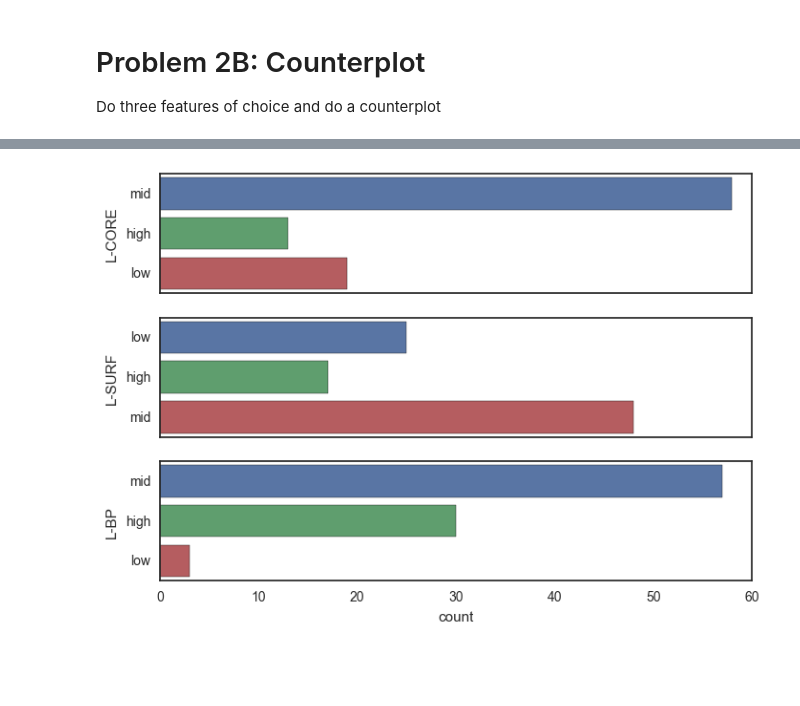
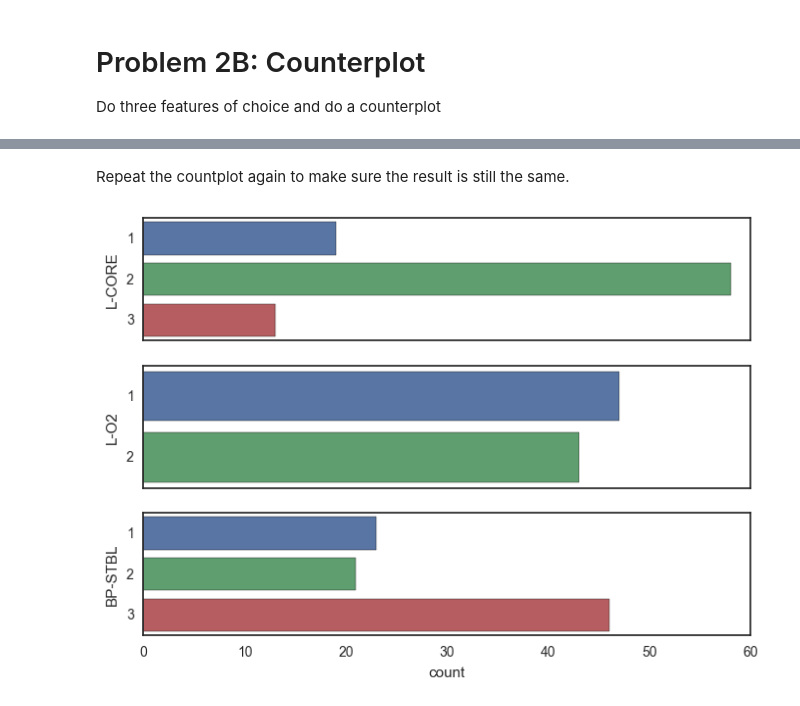
Before and after one commit to JCagle95/Biomedical_DataScience_Post-Operative-Data, a Jupyter notebook: Post-Operative Dataset.ipynb, the cells around one changed output, grey strips where cells are left out. Saved outputs shown, nothing was run; the diff lists cells and outputs as text; code cells hidden in the pictures; blank space fills up the shorter version.

```diff
--- a/Post-Operative Dataset.ipynb
+++ b/Post-Operative Dataset.ipynb
@@ -34,7 +46,7 @@ sns.set(style="white", color_codes=True)
 # Problem 1: Load Dataset
 # %%
 # Load Dataset in Panda Dataframe
-names = ['L-CORE', 'L-SURF','L-O2','L-BP','SURF-STBL','CORE-STBL','BP-STEBL','COMFORT','ADM-DECS']
+names = ['L-CORE', 'L-SURF','L-O2','L-BP','SURF-STBL','CORE-STBL','BP-STBL','COMFORT','ADM-DECS']
 Dataset = pd.read_csv('post-operative.data',header=None,names=names)
 # %% [markdown]
 # Problem 2A: PairGrid for Violinplots
@@ -55,9 +90,30 @@ Do three features of choice and do a counterplot
+# %%
+# Create a new object to prevent operation on the original dataset
+Feature = Dataset.drop(labels=['ADM-DECS'],axis=1)
+
+# Disabling a Chained-Assignment Warning: Pandas dislike overwriting Dataframe while referencing it.
+pd.options.mode.chained_assignment = None
+
+# Convert them to numbers
+for label in Feature.columns:
+    if Feature[label].dtype != 'int64':
+        Feature[label][Dataset[label] == 'low'] = 1
+        Feature[label][Dataset[label] == 'mid'] = 2
+        Feature[label][Dataset[label] == 'high'] = 3
+        Feature[label][Dataset[label] == 'good'] = 1
+        Feature[label][Dataset[label] == 'excellent'] = 2
+        Feature[label][Dataset[label] == 'stable'] = 3
+        Feature[label][Dataset[label] == 'mod-stable'] = 2
+        Feature[label][Dataset[label] == 'unstable'] = 1
+        Feature[label] = pd.to_numeric(Feature[label])
+# %% [markdown]
+Repeat the countplot again to make sure the result is still the same.
 # %%
 f, axarr = plt.subplots(3, sharex=True)
-axarr[0] = sns.countplot(data=Dataset, y='L-CORE',ax=axarr[0])
+axarr[0] = sns.countplot(data=Feature, y='L-CORE',ax=axarr[0])
 axarr[0].set_xlabel('')
-axarr[1] = sns.countplot(data=Dataset, y='L-SURF',ax=axarr[1])
+axarr[1] = sns.countplot(data=Feature, y='L-O2',ax=axarr[1])
 axarr[1].set_xlabel('')
-axarr[2] = sns.countplot(data=Dataset, y='L-BP',ax=axarr[2])
+axarr[2] = sns.countplot(data=Feature, y='BP-STBL',ax=axarr[2])
 # %% [output]
-[figure, old version]
+[figure, new version]
```
Also changed, not shown: parts of 12 cells of this notebook.
